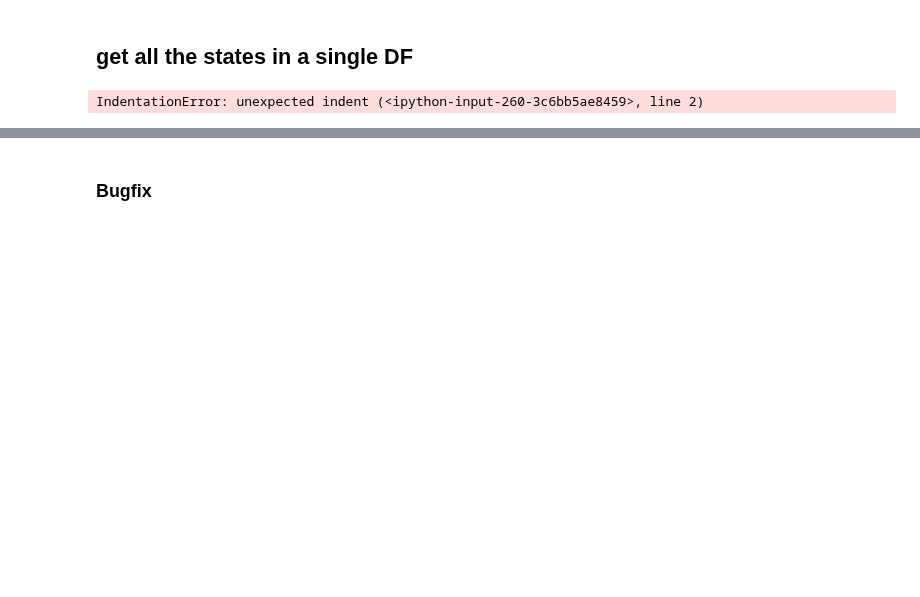
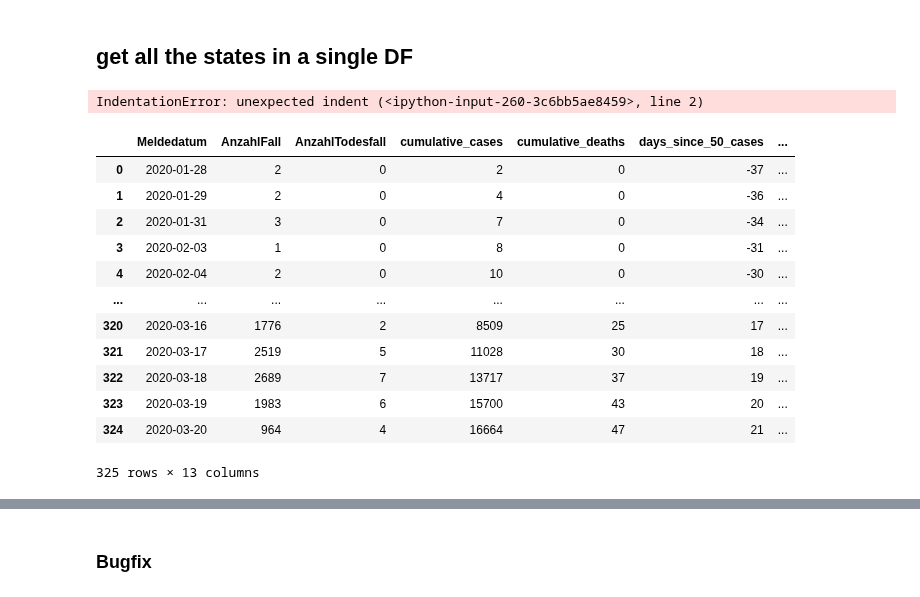
Before and after one commit to debsankha/covid-19, a Jupyter notebook: germany_stuff.ipynb, the cells around one changed output, grey strips where cells are left out. Drawn from its saved outputs; the diff is of its cells as text; code cells hidden in the pictures; blank space fills up the shorter version.

```diff
--- a/germany_stuff.ipynb
+++ b/germany_stuff.ipynb
@@ -546,3 +546,19 @@ fig.tight_layout()
 fig.savefig("bundeslaender_todesfaelle.pdf")
 # %%
 all_cum_df[all_cum_df['state']=='Germany']
+# %%
+all_cum_df
+# %% [output]
+|  | Meldedatum | AnzahlFall | AnzahlTodesfall | cumulative_cases | cumulative_deaths | days_since_50_cases | ... |
+| 0 | 2020-01-28 | 2 | 0 | 2 | 0 | -37 | ... |
+| 1 | 2020-01-29 | 2 | 0 | 4 | 0 | -36 | ... |
+| 2 | 2020-01-31 | 3 | 0 | 7 | 0 | -34 | ... |
+| 3 | 2020-02-03 | 1 | 0 | 8 | 0 | -31 | ... |
+| 4 | 2020-02-04 | 2 | 0 | 10 | 0 | -30 | ... |
+| ... | ... | ... | ... | ... | ... | ... | ... |
+| 320 | 2020-03-16 | 1776 | 2 | 8509 | 25 | 17 | ... |
+| 321 | 2020-03-17 | 2519 | 5 | 11028 | 30 | 18 | ... |
+| 322 | 2020-03-18 | 2689 | 7 | 13717 | 37 | 19 | ... |
+| 323 | 2020-03-19 | 1983 | 6 | 15700 | 43 | 20 | ... |
+| 324 | 2020-03-20 | 964 | 4 | 16664 | 47 | 21 | ... |
+325 rows × 13 columns
```
Also changed, not shown: parts of 14 cells of this notebook, 2 other files.
